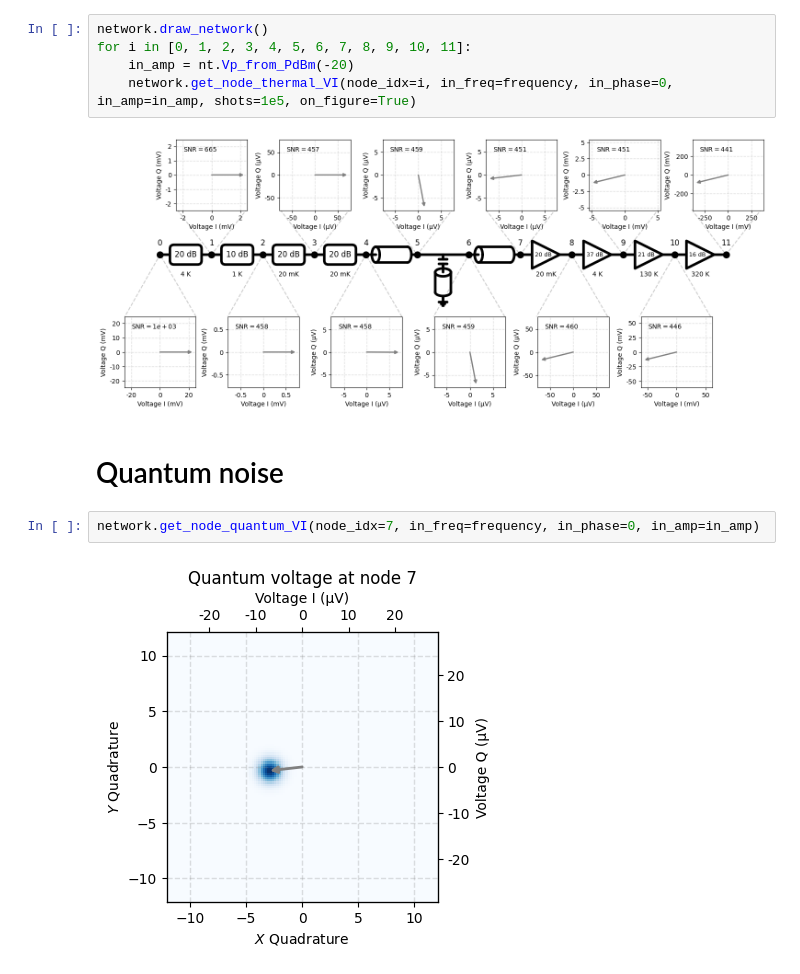
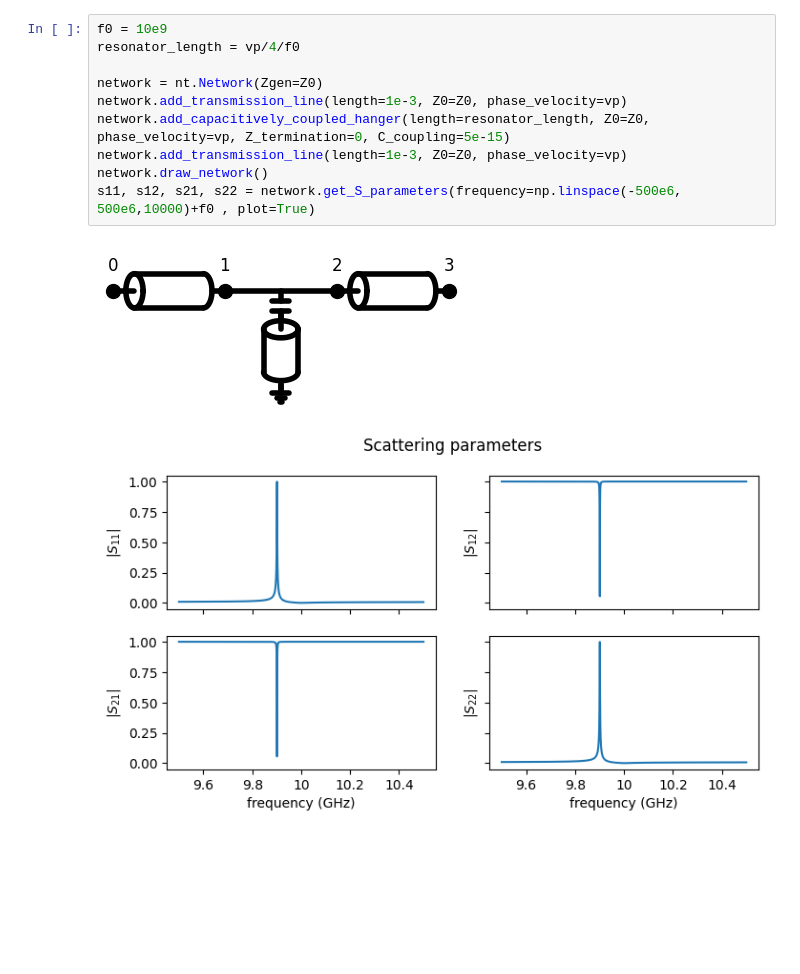
Before and after one commit to jorgemfm27/Network_analysis, a Jupyter notebook: tutorial_nb.ipynb, the cells around one changed output. Saved outputs shown, nothing was run; the diff lists cells and outputs as text; blank space fills up the shorter version.

```diff
--- a/tutorial_nb.ipynb
+++ b/tutorial_nb.ipynb
@@ -93,13 +63,13 @@ power at 4: 1 fW (Vpk: 224 nV)
 # %%
+f0 = 10e9
+resonator_length = vp/4/f0
+
+network = nt.Network(Zgen=Z0)
+network.add_transmission_line(length=1e-3, Z0=Z0, phase_velocity=vp)
+network.add_capacitively_coupled_hanger(length=resonator_length, Z0=Z0, phase_velocity=vp, Z_termination=0, C_coupling=5e-15)
+network.add_transmission_line(length=1e-3, Z0=Z0, phase_velocity=vp)
 network.draw_network()
-for i in [0, 1, 2, 3, 4, 5, 6, 7, 8, 9, 10, 11]:
-    in_amp = nt.Vp_from_PdBm(-20)
-    network.get_node_thermal_VI(node_idx=i, in_freq=frequency, in_phase=0, in_amp=in_amp, shots=1e5, on_figure=True)
+s11, s12, s21, s22 = network.get_S_parameters(frequency=np.linspace(-500e6, 500e6,10000)+f0 , plot=True)
 # %% [output]
-[figure, old version]
+[figure, new version]
+[figure, added]
-# %% [markdown]
-# Quantum noise
-# %%
-network.get_node_quantum_VI(node_idx=7, in_freq=frequency, in_phase=0, in_amp=in_amp)
-# %% [output]
-[figure, removed]
```
Also changed, not shown: parts of 10 cells of this notebook, 2 other files.
